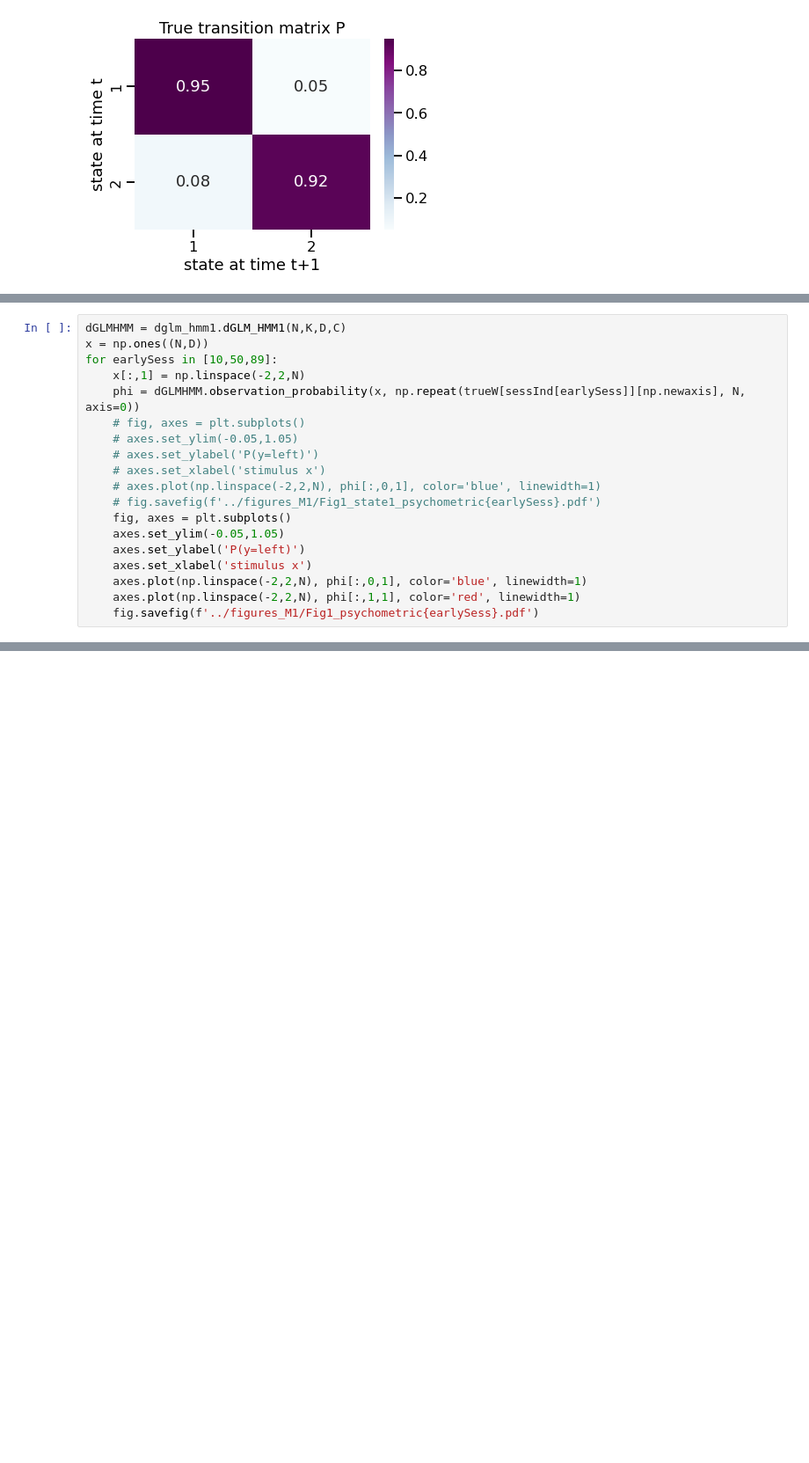
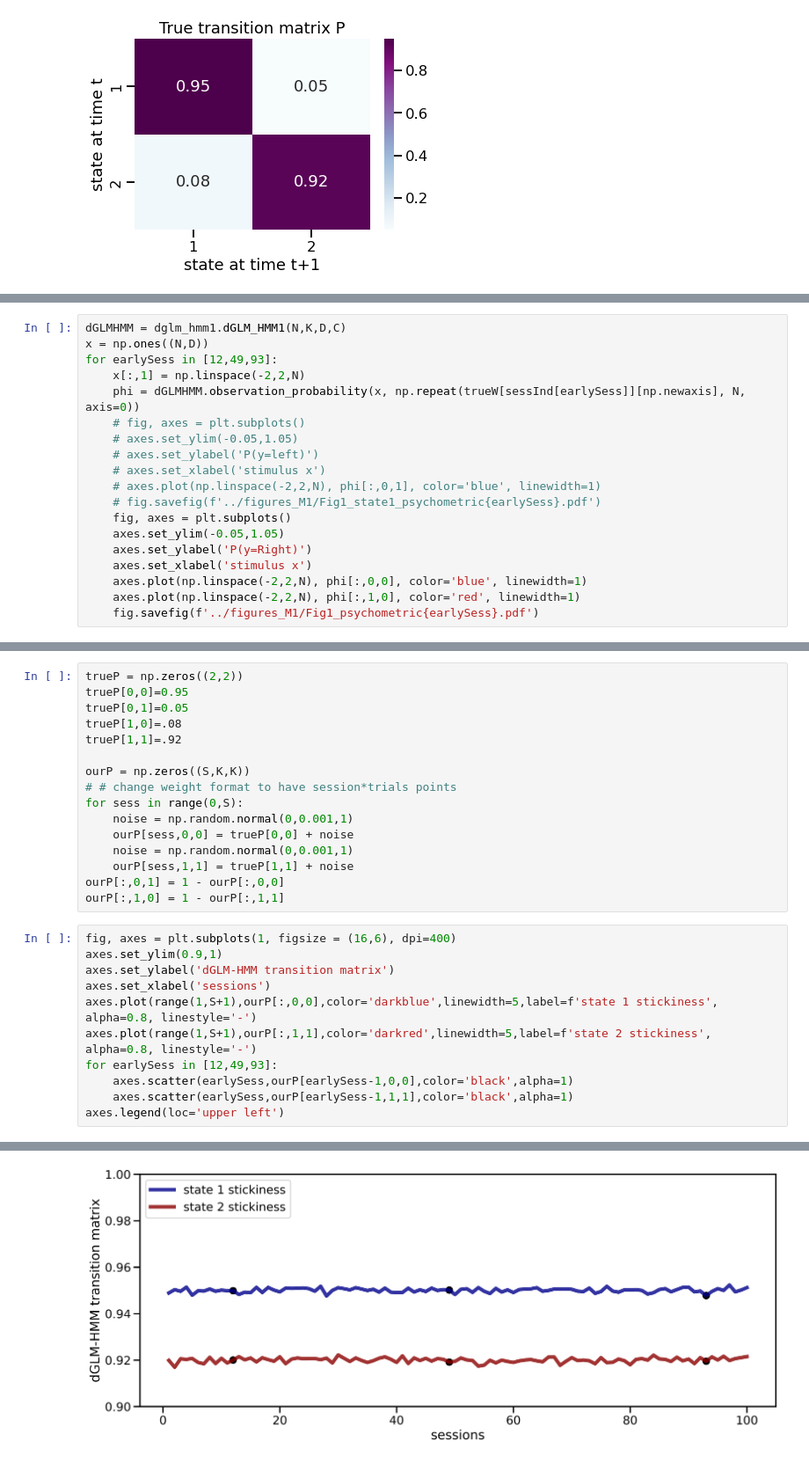
Before and after one commit to lenca56/Pillow_dGLM-HMM, a Jupyter notebook: code/Figure1.ipynb, the cells around one changed output, grey strips where cells are left out. Shown at 88% size. Cells and saved outputs as stored; diff of their text form; blank space fills up the shorter version.

```diff
--- a/code/Figure1.ipynb
+++ b/code/Figure1.ipynb
@@ -80,7 +89,7 @@ print(x.shape)
 # %%
 dGLMHMM = dglm_hmm1.dGLM_HMM1(N,K,D,C)
 x = np.ones((N,D))
-for earlySess in [10,50,89]:
+for earlySess in [12,49,93]:
     x[:,1] = np.linspace(-2,2,N)
     phi = dGLMHMM.observation_probability(x, np.repeat(trueW[sessInd[earlySess]][np.newaxis], N, axis=0))
     # fig, axes = plt.subplots()
@@ -91,9 +100,9 @@ for earlySess in [10,50,89]:
     # fig.savefig(f'../figures_M1/Fig1_state1_psychometric{earlySess}.pdf')
     fig, axes = plt.subplots()
     axes.set_ylim(-0.05,1.05)
-    axes.set_ylabel('P(y=left)')
+    axes.set_ylabel('P(y=Right)')
     axes.set_xlabel('stimulus x')
-    axes.plot(np.linspace(-2,2,N), phi[:,0,1], color='blue', linewidth=1)
-    axes.plot(np.linspace(-2,2,N), phi[:,1,1], color='red', linewidth=1)
+    axes.plot(np.linspace(-2,2,N), phi[:,0,0], color='blue', linewidth=1)
+    axes.plot(np.linspace(-2,2,N), phi[:,1,0], color='red', linewidth=1)
     fig.savefig(f'../figures_M1/Fig1_psychometric{earlySess}.pdf')
 # %% [output]
@@ -102,0 +114,28 @@ for earlySess in [10,50,89]:
+# %%
+trueP = np.zeros((2,2))
+trueP[0,0]=0.95
+trueP[0,1]=0.05
+trueP[1,0]=.08
+trueP[1,1]=.92
+
+ourP = np.zeros((S,K,K))
+# # change weight format to have session*trials points
+for sess in range(0,S):
+    noise = np.random.normal(0,0.001,1)
+    ourP[sess,0,0] = trueP[0,0] + noise
+    noise = np.random.normal(0,0.001,1)
+    ourP[sess,1,1] = trueP[1,1] + noise
+ourP[:,0,1] = 1 - ourP[:,0,0]
+ourP[:,1,0] = 1 - ourP[:,1,1]
+# %%
+fig, axes = plt.subplots(1, figsize = (16,6), dpi=400)
+axes.set_ylim(0.9,1)
+axes.set_ylabel('dGLM-HMM transition matrix')
+axes.set_xlabel('sessions')
+axes.plot(range(1,S+1),ourP[:,0,0],color='darkblue',linewidth=5,label=f'state 1 stickiness', alpha=0.8, linestyle='-')
+axes.plot(range(1,S+1),ourP[:,1,1],color='darkred',linewidth=5,label=f'state 2 stickiness', alpha=0.8, linestyle='-')
+for earlySess in [12,49,93]:
+    axes.scatter(earlySess,ourP[earlySess-1,0,0],color='black',alpha=1)
+    axes.scatter(earlySess,ourP[earlySess-1,1,1],color='black',alpha=1)
+axes.legend(loc='upper left')
+# %% [output]
@@ -102,0 +143 @@ for earlySess in [10,50,89]:
+[figure, added]
```
Also changed, not shown: parts of 6 cells of this notebook, 1 other file.
